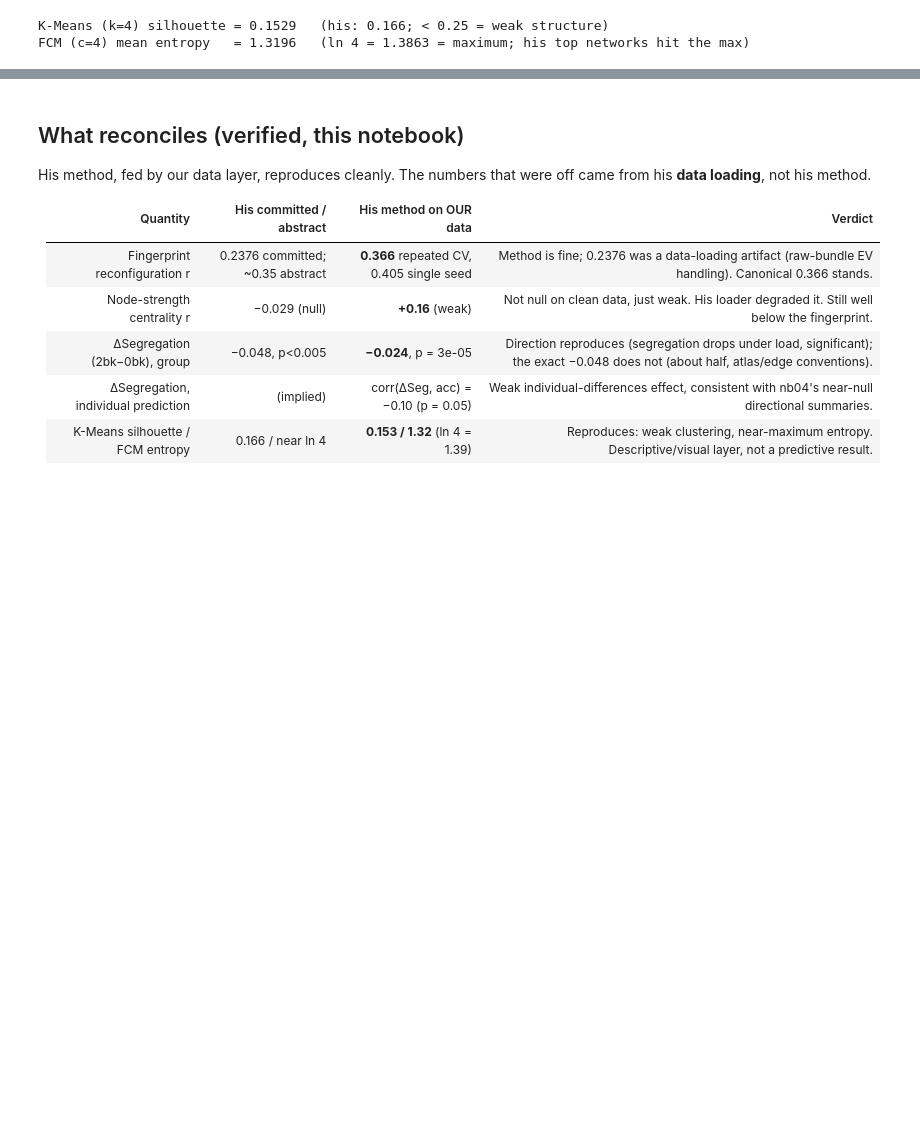
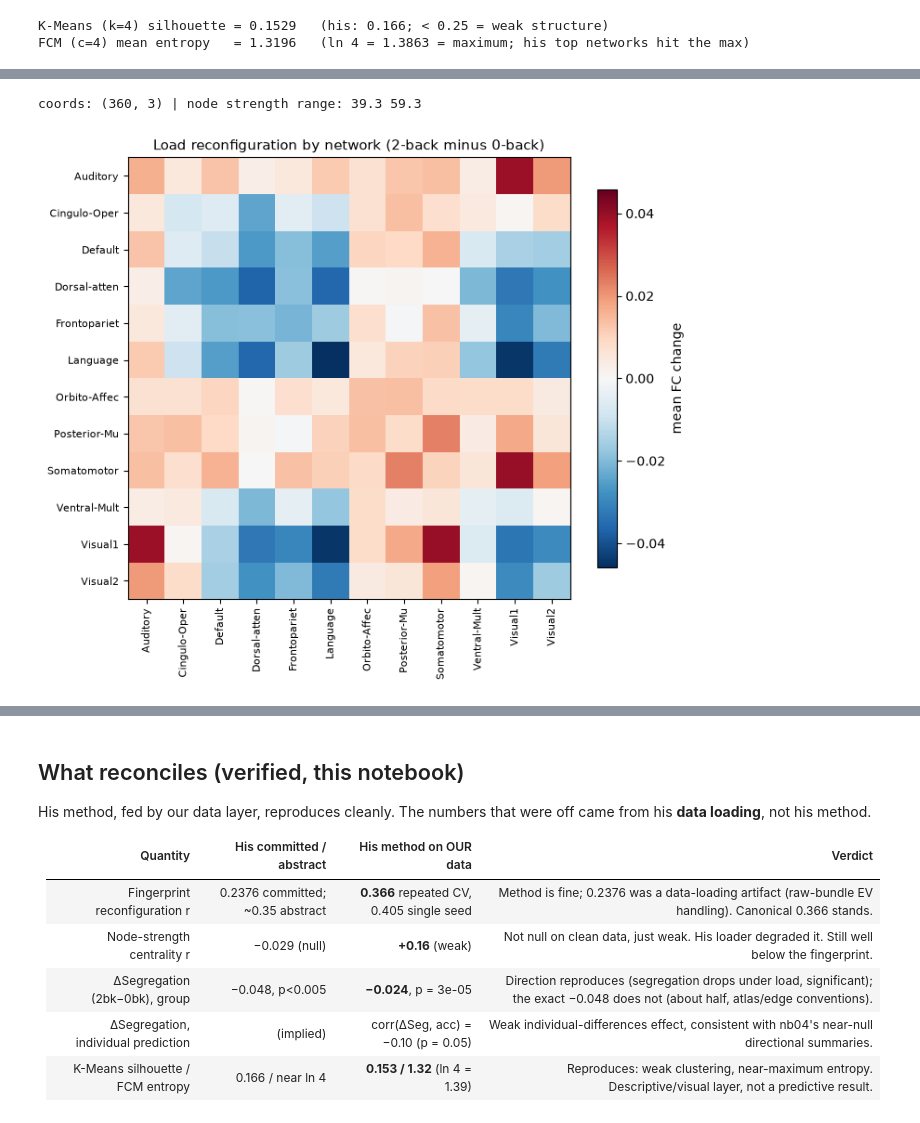
Before and after one commit to The-Gammas/The-Gammas, a Jupyter notebook: sandbox/jaime/09_goutham_pipeline_replication.ipynb, the cells around one changed output, grey strips where cells are left out. Cells and saved outputs as stored; diff of their text form; code cells hidden in the pictures; blank space fills up the shorter version.

```diff
--- a/sandbox/jaime/09_goutham_pipeline_replication.ipynb
+++ b/sandbox/jaime/09_goutham_pipeline_replication.ipynb
@@ -237,0 +251,23 @@ FCM (c=4) mean entropy   = 1.3196   (ln 4 = 1.3863 = maximum; his top networks h
+# %%
+import matplotlib.pyplot as plt
+from nilearn import plotting
+coords = np.load(B.atlas, allow_pickle=True)["coords"]      # real Glasser MNI centroids (360, 3)
+node_strength = NODE.mean(0)                                # mean |FC change| per ROI across subjects
+print("coords:", coords.shape, "| node strength range:", node_strength.min().round(2), node_strength.max().round(2))
+# %% [output]
+coords: (360, 3) | node strength range: 39.3 59.3
+# %%
+# Network-level reconfiguration (12x12): mean FC change per network pair, 0-back -> 2-back
+nets = societies
+M = np.array([[mean_delta_fc[np.ix_(np.where(network_names==a)[0], np.where(network_names==b)[0])].mean()
+               for b in nets] for a in nets])
+lim = np.abs(M).max()
+fig, ax = plt.subplots(figsize=(7.2, 6))
+im = ax.imshow(M, cmap="RdBu_r", vmin=-lim, vmax=lim)
+ax.set_xticks(range(len(nets))); ax.set_xticklabels(nets, rotation=90, fontsize=8)
+ax.set_yticks(range(len(nets))); ax.set_yticklabels(nets, fontsize=8)
+ax.set_title("Load reconfiguration by network (2-back minus 0-back)", fontsize=11)
+fig.colorbar(im, label="mean FC change", shrink=0.85)
+fig.tight_layout(); plt.show()
+# %% [output]
+[figure, added]
```
Also changed, not shown: parts of 4 cells of this notebook, 2 other files.
